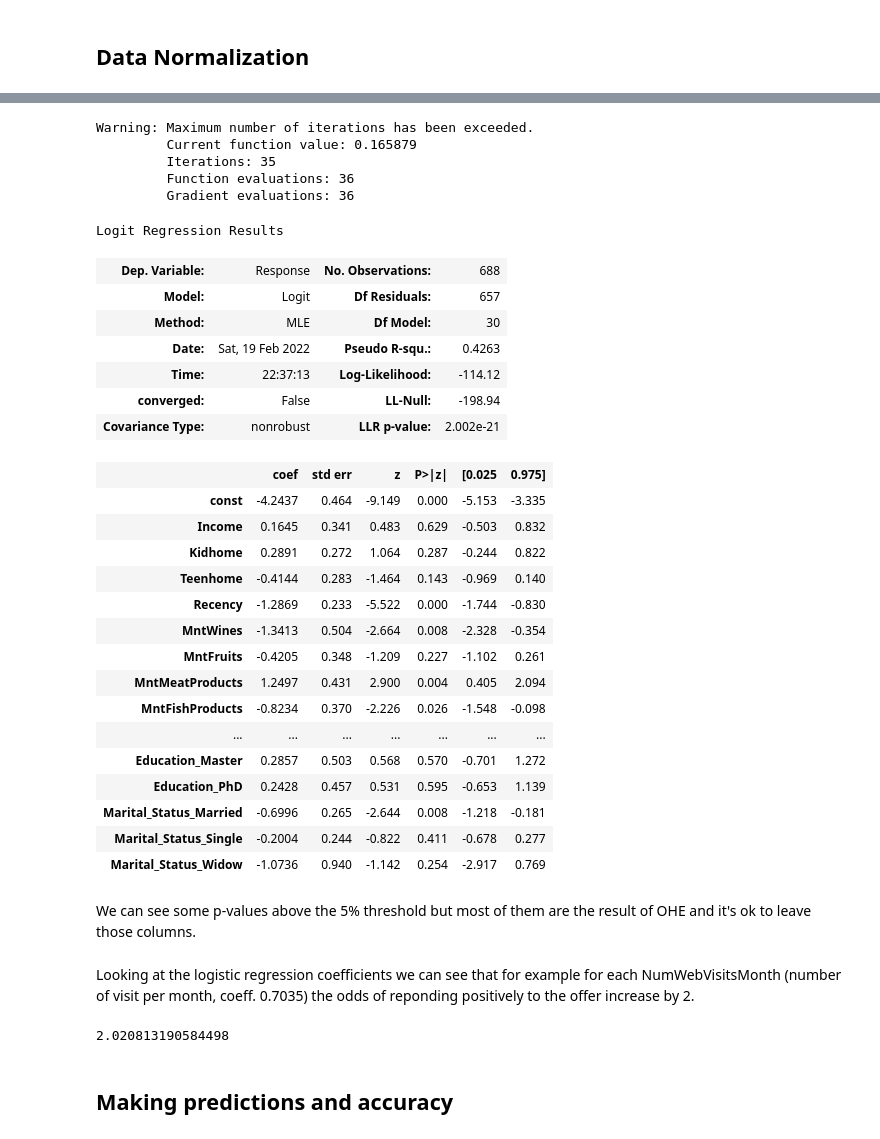
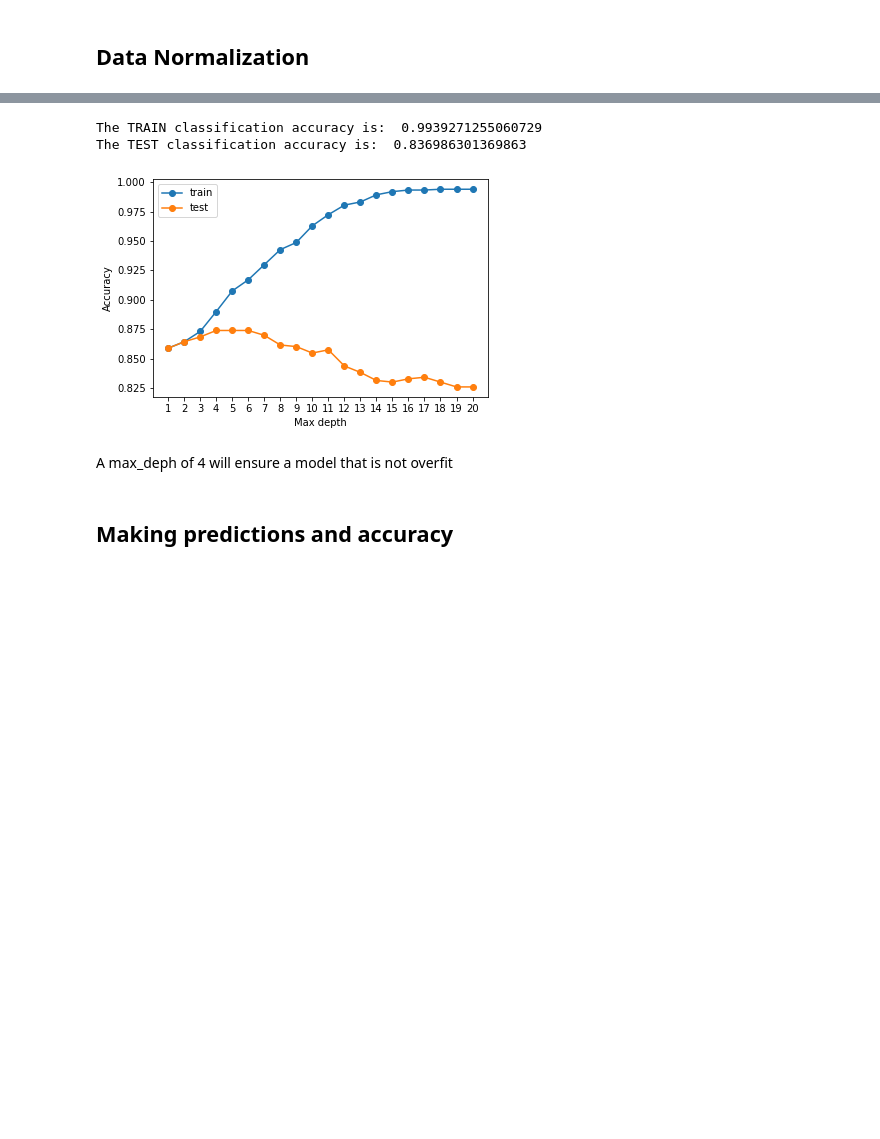
Before and after one commit to almarengo/marketing_campaign_analysis, a Jupyter notebook: 02_Marketing_Campaign_Project_Decision_Trees_pre_post_pruning.ipynb, the cells around one changed output, grey strips where cells are left out. Cells and saved outputs as stored; diff of their text form; code cells hidden in the pictures; blank space fills up the shorter version.

```diff
--- a/Marketing_Campaign_Project_Logistic_Regression.ipynb
+++ b/02_Marketing_Campaign_Project_Decision_Trees_pre_post_pruning.ipynb
@@ -499,5 +462,4 @@ X_train = sm.add_constant(pd.DataFrame(X_train_scaled, columns=scaler.feature_na
-# %%
-X_test = sm.add_constant(pd.DataFrame(X_test_scaled, columns=scaler.feature_names_in_), has_constant='add')
 # %%
-X_train
+DT_model = DecisionTreeClassifier(class_weight='balanced')
+DT_model.fit(X_train, y_train)
 # %% [output]
@@ -517,49 +467,40 @@ X_train
 # %%
-y_train.reset_index(drop=True, inplace=True)
-y_test.reset_index(drop=True, inplace=True)
+print(f"The TRAIN classification accuracy is:  {DT_model.score(X_train,y_train)}")
+print(f"The TEST classification accuracy is:  {DT_model.score(X_test,y_test)}")
+# %% [output]
+The TRAIN classification accuracy is:  0.9939271255060729
+The TEST classification accuracy is:  0.836986301369863
 # %%
-# Fit the logist regression on train set
-log_model_base = sm.Logit(y_train, X_train).fit(method='bfgs')
+max_depths = np.arange(20)+1
+
+train_scores = list()
+test_scores = list()
+
+# Explore values of tree depth
+for max_depth in max_depths:
+
+    # Instantiate
+    my_tree = DecisionTreeClassifier(max_depth=max_depth)
+
+    # Fit
+    my_tree.fit(X_train, y_train)
+
+    # Score
+    train_scores.append(my_tree.score(X_train, y_train))
+    test_scores.append(my_tree.score(X_test, y_test))
-# %% [output]
-Warning: Maximum number of iterations has been exceeded.
-         Current function value: 0.165879
-         Iterations: 35
-         Function evaluations: 36
-         Gradient evaluations: 36
 # %%
-log_model_base.summary()
+# Visualize
+plt.figure()
+plt.plot(max_depths, train_scores, label='train', marker='o')
+plt.plot(max_depths, test_scores, label='test', marker='o')
+plt.xticks(np.arange(20)+1)
+plt.xlabel('Max depth')
+plt.ylabel('Accuracy')
+plt.legend()
+plt.show()
 # %% [output]
-Logit Regression Results
-| Dep. Variable: | Response | No. Observations: | 688 |
-| Model: | Logit | Df Residuals: | 657 |
-| Method: | MLE | Df Model: | 30 |
-| Date: | Sat, 19 Feb 2022 | Pseudo R-squ.: | 0.4263 |
-| Time: | 22:37:13 | Log-Likelihood: | -114.12 |
-| converged: | False | LL-Null: | -198.94 |
-| Covariance Type: | nonrobust | LLR p-value: | 2.002e-21 |
-|  | coef | std err | z | P>|z| | [0.025 | 0.975] |
-| const | -4.2437 | 0.464 | -9.149 | 0.000 | -5.153 | -3.335 |
-| Income | 0.1645 | 0.341 | 0.483 | 0.629 | -0.503 | 0.832 |
-| Kidhome | 0.2891 | 0.272 | 1.064 | 0.287 | -0.244 | 0.822 |
-| Teenhome | -0.4144 | 0.283 | -1.464 | 0.143 | -0.969 | 0.140 |
-| Recency | -1.2869 | 0.233 | -5.522 | 0.000 | -1.744 | -0.830 |
-| MntWines | -1.3413 | 0.504 | -2.664 | 0.008 | -2.328 | -0.354 |
-| MntFruits | -0.4205 | 0.348 | -1.209 | 0.227 | -1.102 | 0.261 |
-| MntMeatProducts | 1.2497 | 0.431 | 2.900 | 0.004 | 0.405 | 2.094 |
-| MntFishProducts | -0.8234 | 0.370 | -2.226 | 0.026 | -1.548 | -0.098 |
-| ... | ... | ... | ... | ... | ... | ... |
-| Education_Master | 0.2857 | 0.503 | 0.568 | 0.570 | -0.701 | 1.272 |
-| Education_PhD | 0.2428 | 0.457 | 0.531 | 0.595 | -0.653 | 1.139 |
-| Marital_Status_Married | -0.6996 | 0.265 | -2.644 | 0.008 | -1.218 | -0.181 |
-| Marital_Status_Single | -0.2004 | 0.244 | -0.822 | 0.411 | -0.678 | 0.277 |
-| Marital_Status_Widow | -1.0736 | 0.940 | -1.142 | 0.254 | -2.917 | 0.769 |
+[figure, added]
-# %% [markdown]
-We can see some p-values above the 5% threshold but most of them are the result of OHE and it's ok to leave those columns.
 # %% [markdown]
-Looking at the logistic regression coefficients we can see that for example for each NumWebVisitsMonth (number of visit per month, coeff. 0.7035) the odds of reponding positively to the offer increase by 2.
+A max_deph of 4 will ensure a model that is not overfit
-# %%
-np.exp(0.7035)
-# %% [output]
-2.020813190584498
 # %% [markdown]
 ## Making predictions and accuracy
```
Also changed, not shown: parts of 133 cells of this notebook, 2 other files.
